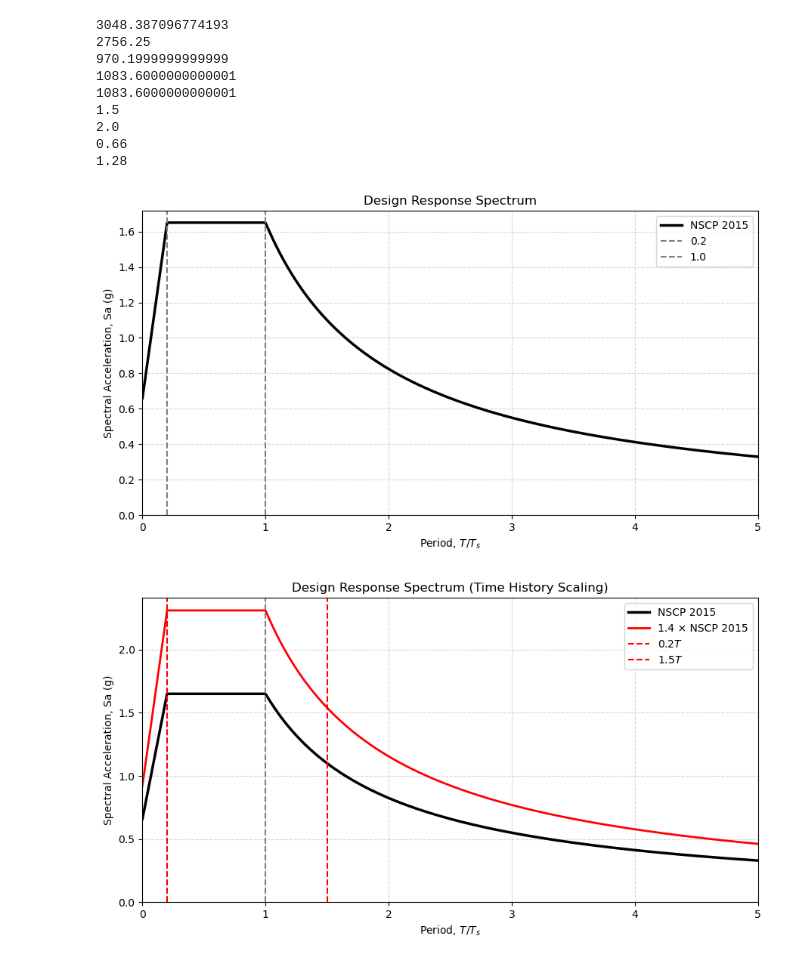
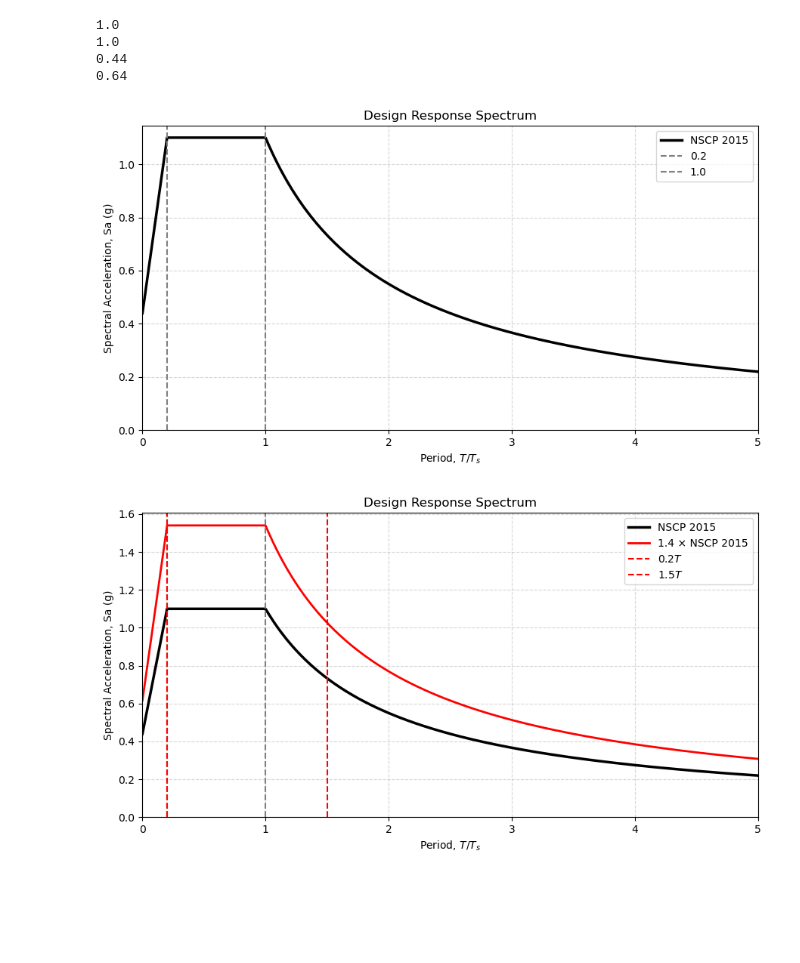
Before and after one commit to albertp16/seismicpy, a Jupyter notebook: testing.ipynb, the cells around one changed output. Drawn from its saved outputs; the diff is of its cells as text; code cells hidden in the pictures; blank space fills up the shorter version.

```diff
--- a/testing.ipynb
+++ b/testing.ipynb
@@ -1,34 +1,29 @@
 # %%
 import apecseismicpy
 
-distance, source_type, soil_type, zone = 2, "A", "sd", 4
+distance, source_type, soil_type, zone = 30.5, "A", "sd", 4
 site_response = apecseismicpy.site_coefficients(distance, source_type, soil_type,zone)
 site_data = site_response.calculate()
 
 na = site_data['na']
 nv = site_data['nv']
 ca = site_data['ca']
 cv = site_data['cv']
 
 print(na)
 print(nv)
 print(ca)
 print(cv)
 
 plot = apecseismicpy.ResponseSpectrum(ca,cv)
 plot.plot()
 # %% [output]
-3048.387096774193
-2756.25
-970.1999999999999
-1083.6000000000001
-1083.6000000000001
-1.5
-2.0
-0.66
-1.28
+1.0
+1.0
+0.44
+0.64
-[figure, old version]
+[figure, new version]
 # %%
 plot.plotTH(T=1)
 # %% [output]
-[figure, old version]
+[figure, new version]
```
Also changed, not shown: parts of 1 cell of this notebook, 1 other file.
